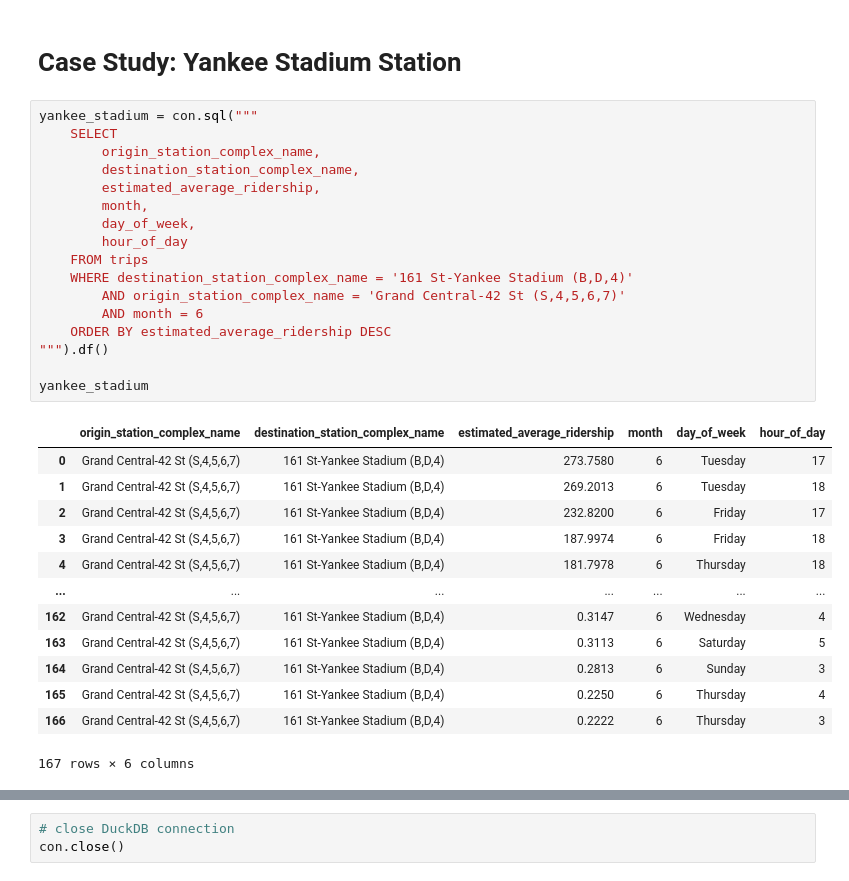
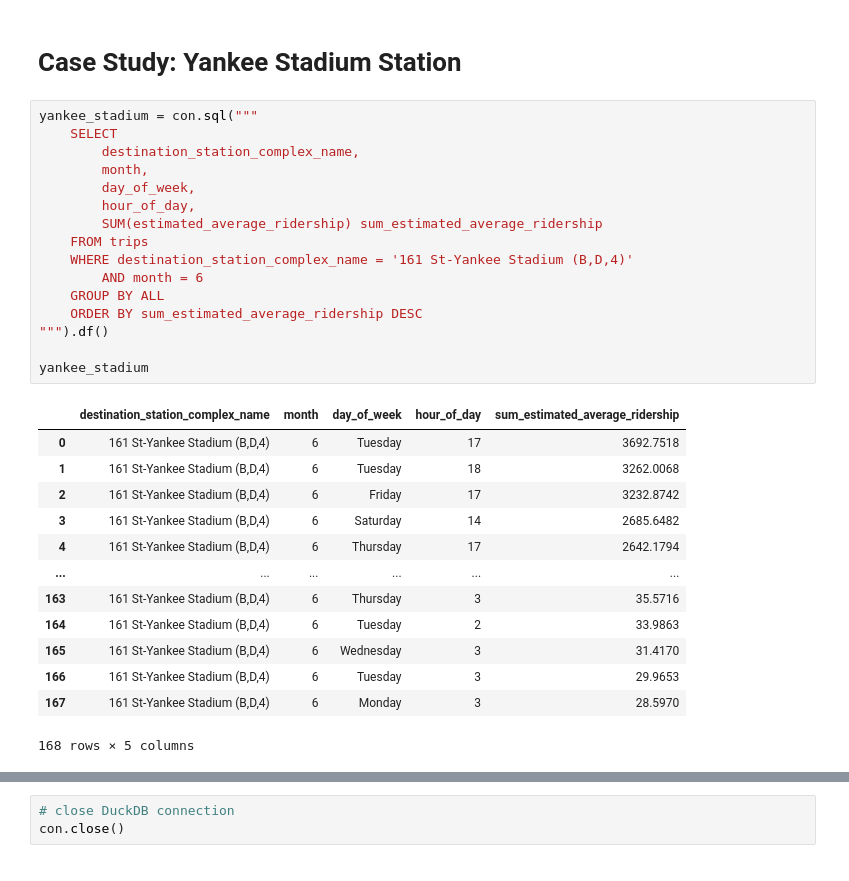
Before and after one commit to mebauer/mta-data, a Jupyter notebook: subway-trips.ipynb, the cells around one changed output, grey strips where cells are left out. Drawn from its saved outputs; the diff is of its cells as text.

```diff
--- a/subway-trips.ipynb
+++ b/subway-trips.ipynb
@@ -843,34 +996,33 @@ Figure 5: Estimated Average Hourly Ridership from Fulton Street Station to Grand
 # %%
 yankee_stadium = con.sql("""
     SELECT
-        origin_station_complex_name,
         destination_station_complex_name,
-        estimated_average_ridership,
         month,
         day_of_week,
-        hour_of_day
+        hour_of_day,
+        SUM(estimated_average_ridership) sum_estimated_average_ridership
     FROM trips
     WHERE destination_station_complex_name = '161 St-Yankee Stadium (B,D,4)'
-        AND origin_station_complex_name = 'Grand Central-42 St (S,4,5,6,7)'
         AND month = 6
-    ORDER BY estimated_average_ridership DESC
+    GROUP BY ALL
+    ORDER BY sum_estimated_average_ridership DESC
 """).df()
 
 yankee_stadium
 # %% [output]
-|  | origin_station_complex_name | destination_station_complex_name | estimated_average_ridership | month | day_of_week | hour_of_day |
-| 0 | Grand Central-42 St (S,4,5,6,7) | 161 St-Yankee Stadium (B,D,4) | 273.7580 | 6 | Tuesday | 17 |
-| 1 | Grand Central-42 St (S,4,5,6,7) | 161 St-Yankee Stadium (B,D,4) | 269.2013 | 6 | Tuesday | 18 |
-| 2 | Grand Central-42 St (S,4,5,6,7) | 161 St-Yankee Stadium (B,D,4) | 232.8200 | 6 | Friday | 17 |
-| 3 | Grand Central-42 St (S,4,5,6,7) | 161 St-Yankee Stadium (B,D,4) | 187.9974 | 6 | Friday | 18 |
-| 4 | Grand Central-42 St (S,4,5,6,7) | 161 St-Yankee Stadium (B,D,4) | 181.7978 | 6 | Thursday | 18 |
-| ... | ... | ... | ... | ... | ... | ... |
-| 162 | Grand Central-42 St (S,4,5,6,7) | 161 St-Yankee Stadium (B,D,4) | 0.3147 | 6 | Wednesday | 4 |
-| 163 | Grand Central-42 St (S,4,5,6,7) | 161 St-Yankee Stadium (B,D,4) | 0.3113 | 6 | Saturday | 5 |
-| 164 | Grand Central-42 St (S,4,5,6,7) | 161 St-Yankee Stadium (B,D,4) | 0.2813 | 6 | Sunday | 3 |
-| 165 | Grand Central-42 St (S,4,5,6,7) | 161 St-Yankee Stadium (B,D,4) | 0.2250 | 6 | Thursday | 4 |
-| 166 | Grand Central-42 St (S,4,5,6,7) | 161 St-Yankee Stadium (B,D,4) | 0.2222 | 6 | Thursday | 3 |
+|  | destination_station_complex_name | month | day_of_week | hour_of_day | sum_estimated_average_ridership |
+| 0 | 161 St-Yankee Stadium (B,D,4) | 6 | Tuesday | 17 | 3692.7518 |
+| 1 | 161 St-Yankee Stadium (B,D,4) | 6 | Tuesday | 18 | 3262.0068 |
+| 2 | 161 St-Yankee Stadium (B,D,4) | 6 | Friday | 17 | 3232.8742 |
+| 3 | 161 St-Yankee Stadium (B,D,4) | 6 | Saturday | 14 | 2685.6482 |
+| 4 | 161 St-Yankee Stadium (B,D,4) | 6 | Thursday | 17 | 2642.1794 |
+| ... | ... | ... | ... | ... | ... |
+| 163 | 161 St-Yankee Stadium (B,D,4) | 6 | Thursday | 3 | 35.5716 |
+| 164 | 161 St-Yankee Stadium (B,D,4) | 6 | Tuesday | 2 | 33.9863 |
+| 165 | 161 St-Yankee Stadium (B,D,4) | 6 | Wednesday | 3 | 31.4170 |
+| 166 | 161 St-Yankee Stadium (B,D,4) | 6 | Tuesday | 3 | 29.9653 |
+| 167 | 161 St-Yankee Stadium (B,D,4) | 6 | Monday | 3 | 28.5970 |
-167 rows × 6 columns
+168 rows × 5 columns
 # %%
 fig, ax = plt.subplots(figsize=(8, 6))
 
```
Also changed, not shown: parts of 22 cells of this notebook, 3 other files.
